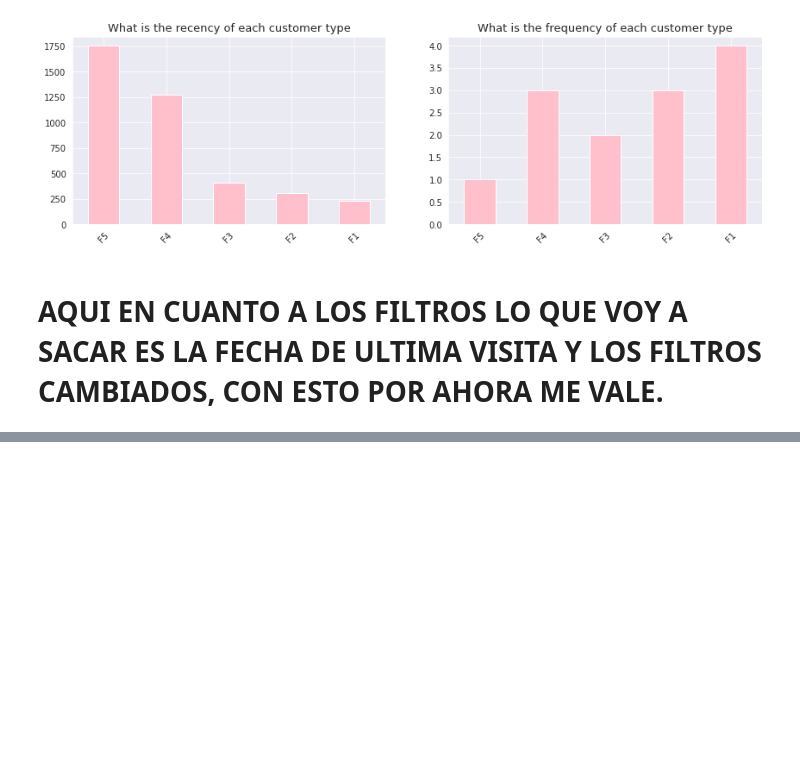
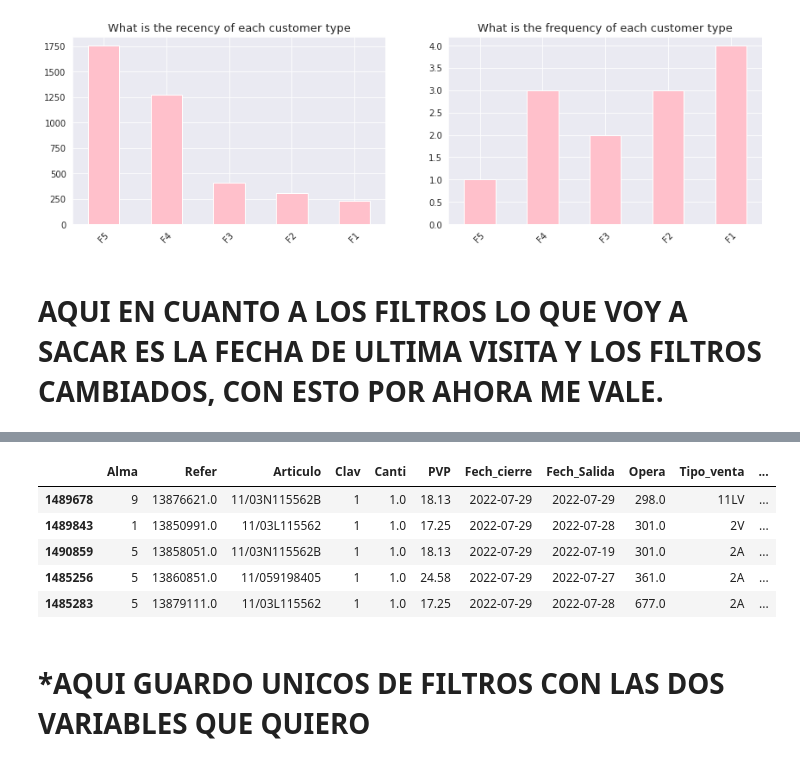
Before and after one commit to pacomm5/PLANTILLAS2, a Jupyter notebook: RECAMBIOS_NUEVO_LISTADO.ipynb, the cells around one changed output, grey strips where cells are left out. Cells and saved outputs as stored; diff of their text form; code cells hidden in the pictures; blank space fills up the shorter version.

```diff
--- a/RECAMBIOS_NUEVO_LISTADO.ipynb
+++ b/RECAMBIOS_NUEVO_LISTADO.ipynb
@@ -2522,0 +2614,2 @@ plt.show()
+# %%
+df_filtros_marketing["ultima_visita"] = df_filtros_marketing.groupby("Bastidor")["ultima_visita"].transform("max")
@@ -2522,0 +2625,4 @@ plt.show()
+# %%
+df_filtros_marketing["sum_canti"] = df_filtros_marketing["Canti"] # creamos la variable suma de cantidad
+# %%
+df_filtros_marketing["sum_canti"] = df_filtros_marketing.groupby("Bastidor")["sum_canti"].transform("sum")
@@ -2522,0 +2640,13 @@ plt.show()
+# %%
+df_filtros_marketing_unicos = df_filtros_marketing.sort_values("Fech_cierre", ascending=False)
+# %%
+df_filtros_marketing_unicos.head()
+# %% [output]
+|  | Alma | Refer | Articulo | Clav | Canti | PVP | Fech_cierre | Fech_Salida | Opera | Tipo_venta | ... |
+| 1489678 | 9 | 13876621.0 | 11/03N115562B | 1 | 1.0 | 18.13 | 2022-07-29 | 2022-07-29 | 298.0 | 11LV | ... |
+| 1489843 | 1 | 13850991.0 | 11/03L115562 | 1 | 1.0 | 17.25 | 2022-07-29 | 2022-07-28 | 301.0 | 2V | ... |
+| 1490859 | 5 | 13858051.0 | 11/03N115562B | 1 | 1.0 | 18.13 | 2022-07-29 | 2022-07-19 | 301.0 | 2A | ... |
+| 1485256 | 5 | 13860851.0 | 11/059198405 | 1 | 1.0 | 24.58 | 2022-07-29 | 2022-07-27 | 361.0 | 2A | ... |
+| 1485283 | 5 | 13879111.0 | 11/03L115562 | 1 | 1.0 | 17.25 | 2022-07-29 | 2022-07-28 | 677.0 | 2A | ... |
+# %% [markdown]
+# *AQUI GUARDO UNICOS DE FILTROS CON LAS DOS VARIABLES QUE QUIERO
```
Also changed, not shown: parts of 51 cells of this notebook.
